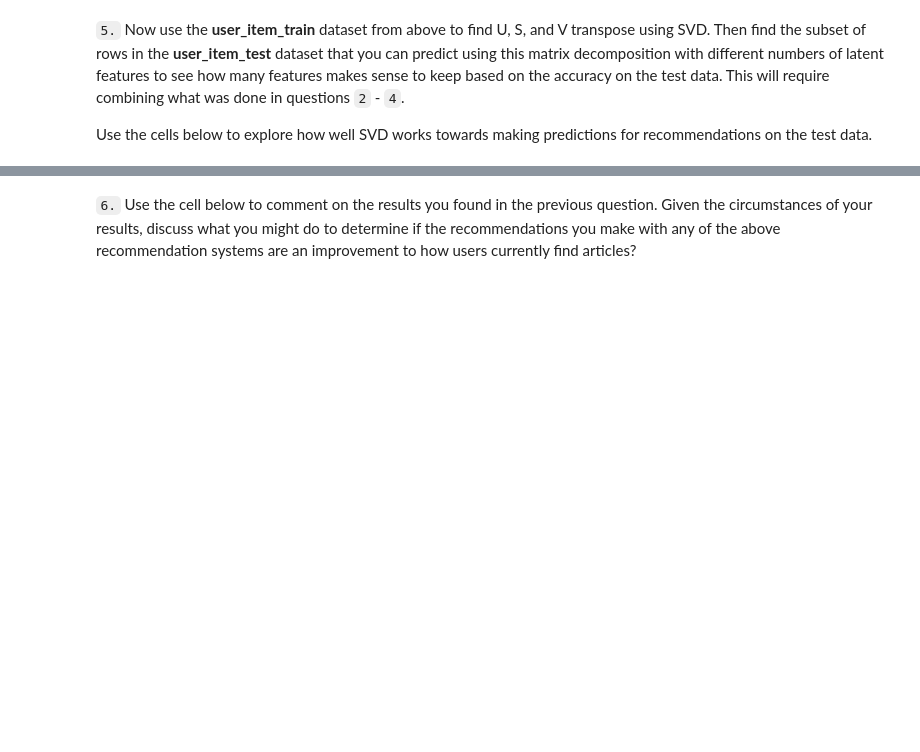
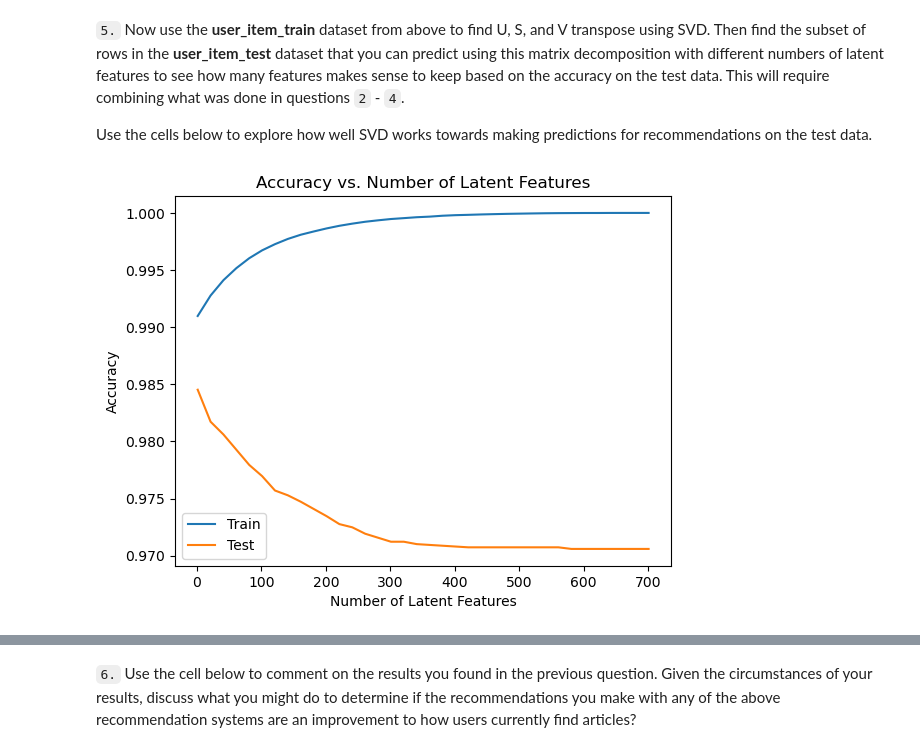
Before and after one commit to lengocanh/UdacityProject3, a Jupyter notebook: Recommendations_with_IBM.ipynb, the cells around one changed output, grey strips where cells are left out. Cells and saved outputs as stored; diff of their text form; code cells hidden in the pictures; blank space fills up the shorter version.

```diff
--- a/Recommendations_with_IBM.ipynb
+++ b/Recommendations_with_IBM.ipynb
@@ -812,3 +774,7 @@ print(len(test_idx))
+# %%
+df_copy = df.copy()
+df_copy['article_id'] = df_copy['article_id'].astype(str)
+user_item = create_user_item_matrix(df_copy)
 # %%
 # Replace the values in the dictionary below
 a = 662
@@ -833,4 +799,4 @@ Awesome job!  That's right!  All of the test articles are in the training data,
 Use the cells below to explore how well SVD works towards making predictions for recommendations on the test data.
 # %%
 # fit SVD on the user_item_train matrix
-u_train, s_train, vt_train = # fit svd similar to above then use the cells below
+u_train, s_train, vt_train = np.linalg.svd(user_item_train)# fit svd similar to above then use the cells below
@@ -839,0 +803,53 @@ u_train, s_train, vt_train = # fit svd similar to above then use the cells below
+# %%
+# Use these cells to see how well you can use the training
+# decomposition to predict on test data
+num_latent_feats = np.arange(1,700+10,20)
+sum_errs_train = []
+sum_errs_test = []
+sum_errs_total = []
+
+indices_total_user_id = np.where(np.isin(user_item.index,user_item_train.index))[0]
+indices_test_user_id = np.where(np.isin(user_item_train.index,user_item_test.index))[0]
+indices_test_art_id = np.where(np.isin(user_item_train.columns,user_item_test.columns))[0]
+
+for k in num_latent_feats:
+    # restructure with k latent features
+    s_new, u_new, vt_new = np.diag(s_train[:k]), u_train[:, :k], vt_train[:k, :]
+
+    # take dot product
+    user_item_est = np.around(np.dot(np.dot(u_new, s_new), vt_new))
+
+    # compute error for each prediction to actual value in train data
+    diffs_train = np.subtract(user_item_train, user_item_est)
+
+    # total train errors and keep track of them
+    err_train = np.sum(np.sum(np.abs(diffs_train)))#/(diffs_train.shape[0]*diffs_train.shape[1])
+    sum_errs_train.append(err_train)
+
+
+    # compute error for each prediction to actual value in test data
+    diffs_test = np.subtract(user_item_test, user_item_est[indices_test_user_id])#[:,None],indices_test_art_id])
+
+    # total test errors and keep track of them
+    err_test = np.sum(np.sum(np.abs(diffs_test)))#/(diffs_test.shape[0]*diffs_test.shape[1])
+    sum_errs_test.append(err_test)
+
+
+    # compute error for each prediction to actual value in test data
+    #diffs_total = np.subtract(user_item.iloc[indices_total_user_id], user_item_est)#[:,None],indices_test_art_id])
+    #user_item_total = np.add(user_item_test,user_item_train.iloc[indices_test_user_id])
+    #diffs_total = np.subtract(user_item_total, user_item_est)#[:,None],indices_test_art_id])
+    # total test errors and keep track of them
+    #err_total = np.sum(np.sum(np.abs(diffs_total)))#/(diffs_test.shape[0]*diffs_test.shape[1])
+    #sum_errs_total.append(err_total)
+
+plt.plot(num_latent_feats, 1 - np.array(sum_errs_train)/(user_item_train.shape[0]*user_item_train.shape[1]), label='Train');
+plt.plot(num_latent_feats, 1 - np.array(sum_errs_test)/(user_item_test.shape[0]*user_item_test.shape[1]), label='Test');
+#plt.plot(num_latent_feats, 1 - sum_errs_total, label='Total');
+plt.xlabel('Number of Latent Features');
+plt.ylabel('Accuracy');
+plt.title('Accuracy vs. Number of Latent Features');
+plt.legend()
+plt.show()
+# %% [output]
+[figure, added]
```
Also changed, not shown: parts of 27 cells of this notebook.
